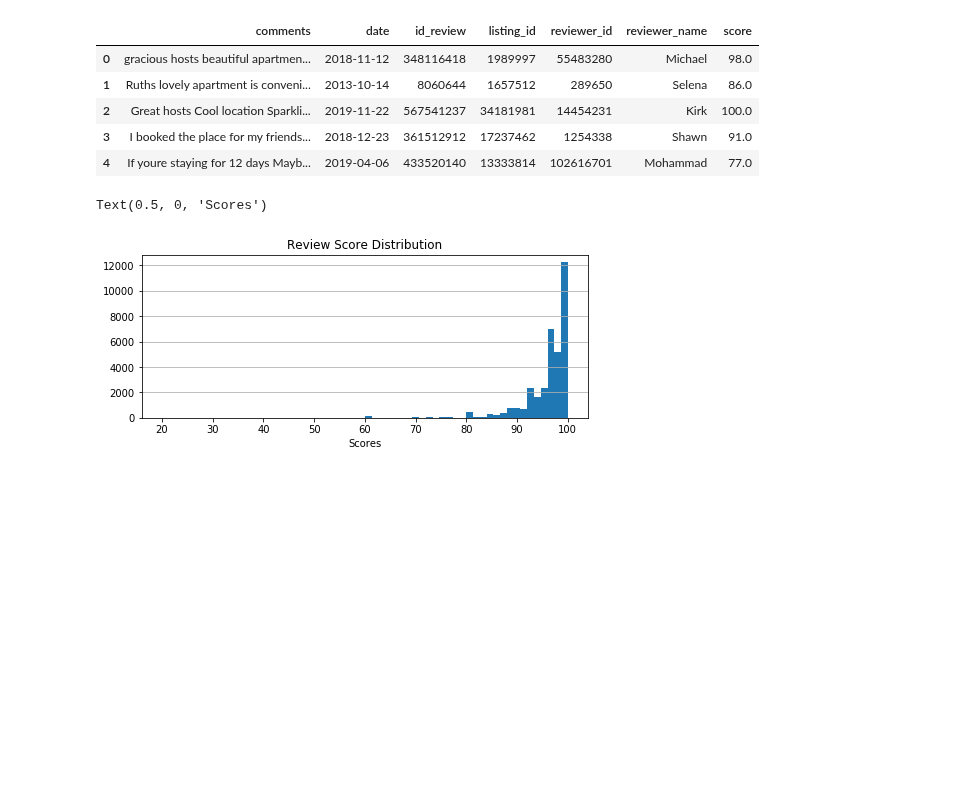
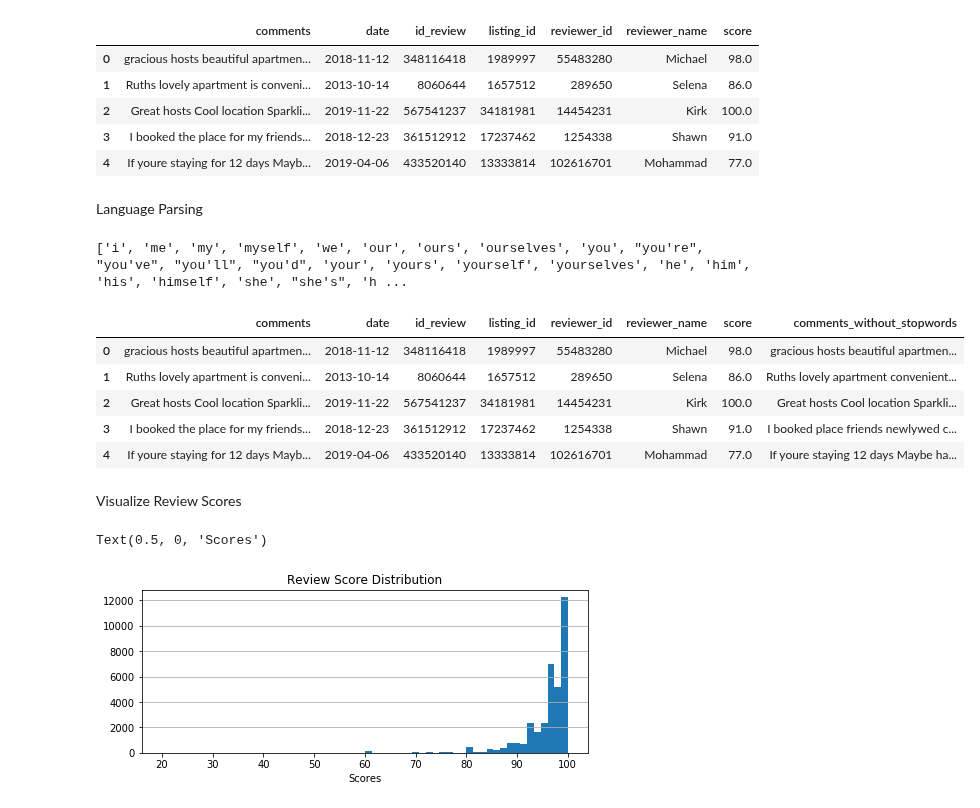
Before and after one commit to KishenSharma6/Airbnb-SF, a Jupyter notebook: Project Codes/04. Data Processing and Feature Engineering/01_06_2020_Preprocessing NLP.ipynb, the cells around one changed output. Saved outputs shown, nothing was run; the diff lists cells and outputs as text; code cells hidden in the pictures; blank space fills up the shorter version.

Commit message:
Removed stop words

```diff
--- a/Project Codes/04. Data Processing and Feature Engineering/01_06_2020_Preprocessing NLP.ipynb
+++ b/Project Codes/04. Data Processing and Feature Engineering/01_06_2020_Preprocessing NLP.ipynb
@@ -135,6 +139,32 @@ review_scores.head()
 | 2 | Great hosts Cool location Sparkli... | 2019-11-22 | 567541237 | 34181981 | 14454231 | Kirk | 100.0 |
 | 3 | I booked the place for my friends... | 2018-12-23 | 361512912 | 17237462 | 1254338 | Shawn | 91.0 |
 | 4 | If youre staying for 12 days Mayb... | 2019-04-06 | 433520140 | 13333814 | 102616701 | Mohammad | 77.0 |
+# %% [markdown]
+Language Parsing
+# %%
+#Import stopwords
+from nltk.corpus import stopwords
+
+#check stopwords
+stop =stopwords.words('english')
+print(stop)
+# %% [output]
+['i', 'me', 'my', 'myself', 'we', 'our', 'ours', 'ourselves', 'you', "you're", "you've", "you'll", "you'd", 'your', 'yours', 'yourself', 'yourselves', 'he', 'him', 'his', 'himself', 'she', "she's", 'h ...
+# %%
+#Exclude stopwords from comments
+review_scores['comments_without_stopwords'] = review_scores['comments'].apply(lambda x: ' '.join([word for word in x.split() if word not in (stop)]))
+
+#Check
+review_scores.head()
+# %% [output]
+|  | comments | date | id_review | listing_id | reviewer_id | reviewer_name | score | comments_without_stopwords |
+| 0 | gracious hosts beautiful apartmen... | 2018-11-12 | 348116418 | 1989997 | 55483280 | Michael | 98.0 | gracious hosts beautiful apartmen... |
+| 1 | Ruths lovely apartment is conveni... | 2013-10-14 | 8060644 | 1657512 | 289650 | Selena | 86.0 | Ruths lovely apartment convenient... |
+| 2 | Great hosts Cool location Sparkli... | 2019-11-22 | 567541237 | 34181981 | 14454231 | Kirk | 100.0 | Great hosts Cool location Sparkli... |
+| 3 | I booked the place for my friends... | 2018-12-23 | 361512912 | 17237462 | 1254338 | Shawn | 91.0 | I booked place friends newlywed c... |
+| 4 | If youre staying for 12 days Mayb... | 2019-04-06 | 433520140 | 13333814 | 102616701 | Mohammad | 77.0 | If youre staying 12 days Maybe ha... |
+# %% [markdown]
+Visualize Review Scores
 # %%
 #View scores distribution
 ax = review_scores.score.hist(bins = 60, figsize=(8,3), grid = False)
```
Also changed, not shown: parts of 7 cells of this notebook.
